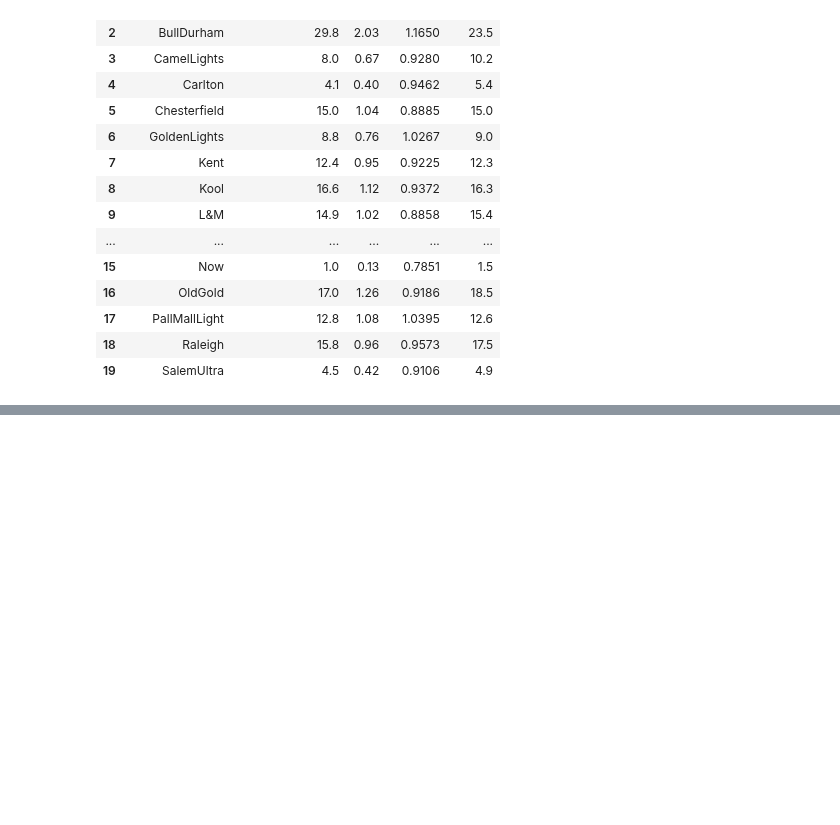
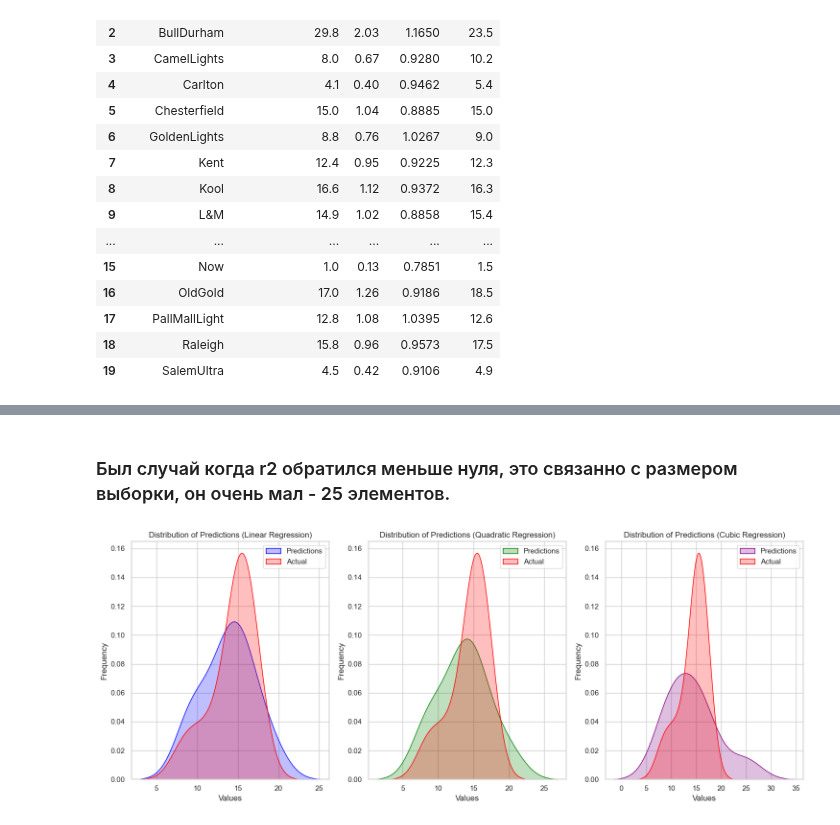
Before and after one commit to YukiTheKilla/math_statistics, a Jupyter notebook: Тема 6. Другие регрессионные модели (медианная, ридж, нелинейные модели)/main_cigarettes.ipynb, the cells around one changed output, grey strips where cells are left out. Cells and saved outputs as stored; diff of their text form; code cells hidden in the pictures; blank space fills up the shorter version.

```diff
--- a/Тема 6. Другие регрессионные модели (медианная, ридж, нелинейные модели)/main_cigarettes.ipynb
+++ b/Тема 6. Другие регрессионные модели (медианная, ридж, нелинейные модели)/main_cigarettes.ipynb
@@ -26,0 +128,40 @@ df.head(20)
+# %% [markdown]
+### Был случай когда r2 обратился меньше нуля, это связанно с размером выборки, он очень мал - 25 элементов.
+# %%
+# Setting the seaborn style
+sns.set(style="whitegrid")
+
+# Creating the distribution plot
+plt.figure(figsize=(15, 6))
+
+# Plot for Linear Regression
+plt.subplot(1, 3, 1)  # First plot
+sns.kdeplot(y_pred_linear, color="blue", label="Predictions", fill=True)
+sns.kdeplot(y_test, color="red", label="Actual", fill=True)
+plt.xlabel("Values")
+plt.ylabel("Frequency")
+plt.title("Distribution of Predictions (Linear Regression)")
+plt.legend()
+
+# Plot for Quadratic Regression
+plt.subplot(1, 3, 2)  # Second plot
+sns.kdeplot(y_pred_quad, color="green", label="Predictions", fill=True)
+sns.kdeplot(y_test, color="red", label="Actual", fill=True)
+plt.xlabel("Values")
+plt.ylabel("Frequency")
+plt.title("Distribution of Predictions (Quadratic Regression)")
+plt.legend()
+
+# Plot for Cubic Regression
+plt.subplot(1, 3, 3)  # Third plot
+sns.kdeplot(y_pred_cubic, color="purple", label="Predictions", fill=True)
+sns.kdeplot(y_test, color="red", label="Actual", fill=True)
+plt.xlabel("Values")
+plt.ylabel("Frequency")
+plt.title("Distribution of Predictions (Cubic Regression)")
+plt.legend()
+
+plt.tight_layout()
+plt.show()
+# %% [output]
+[figure, added]
```
Also changed, not shown: parts of 7 cells of this notebook, 4 other files.
